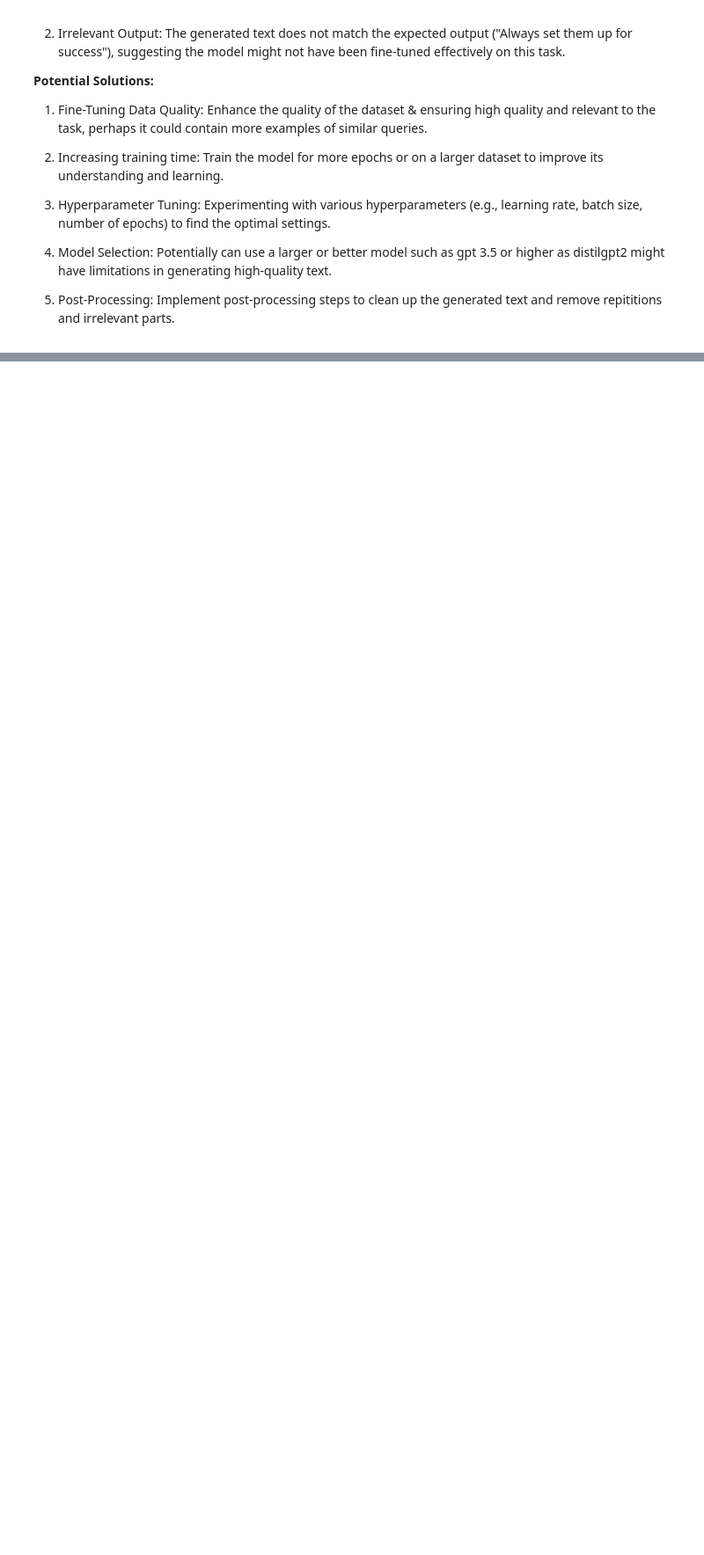
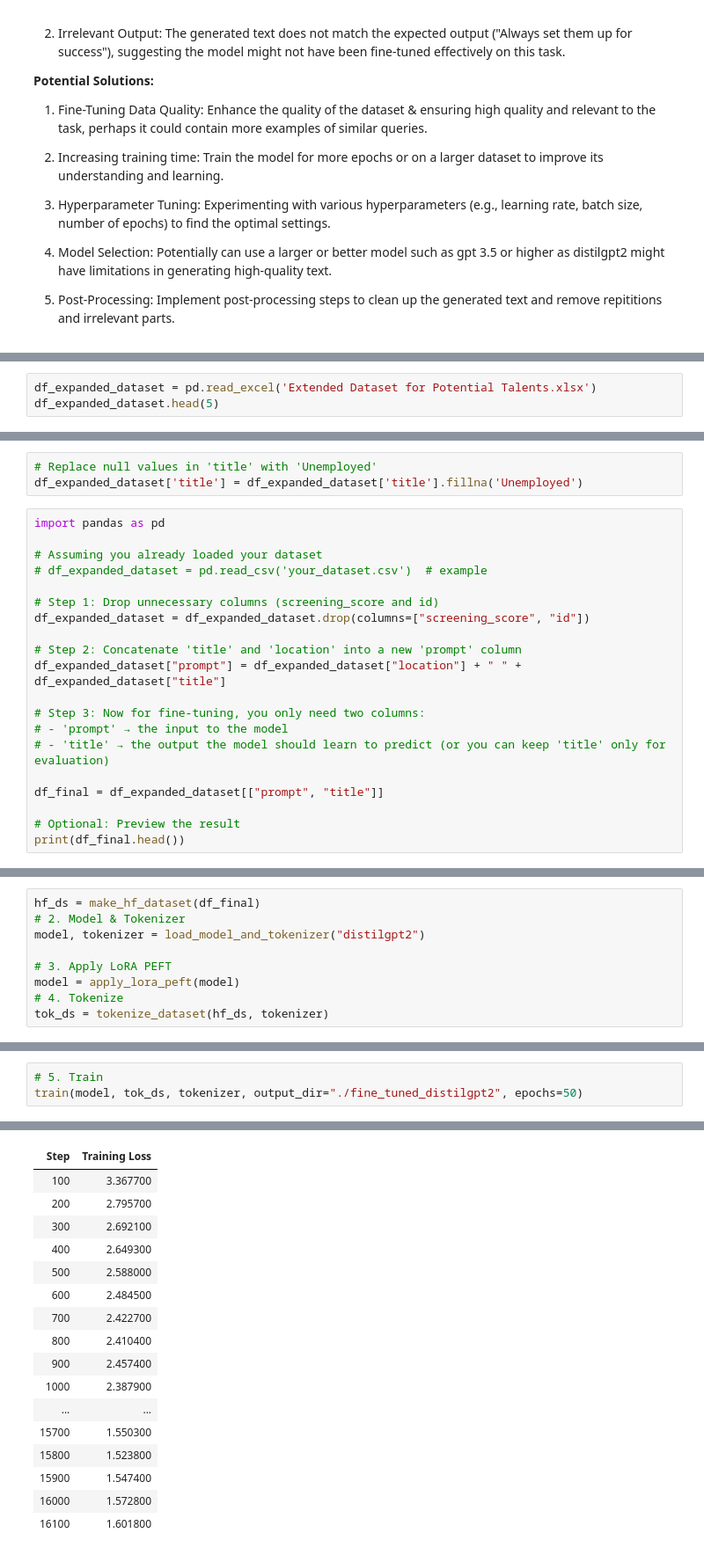
Before and after one commit to Areeb297/Potential-Talents-Human-Resources-Staffing---Apziva-Project, a Jupyter notebook: Potential_Talents.ipynb, the cells around one changed output, grey strips where cells are left out. Shown at 88% size. Saved outputs shown, nothing was run; the diff lists cells and outputs as text; blank space fills up the shorter version.

```diff
--- a/Potential_Talents.ipynb
+++ b/Potential_Talents.ipynb
@@ -2734,0 +2745,3 @@ Success at the University of Technology Human Resources Management Specialist Bu
+# %%
+df_expanded_dataset = pd.read_excel('Extended Dataset for Potential Talents.xlsx')
+df_expanded_dataset.head(5)
@@ -2734,0 +2787,23 @@ Success at the University of Technology Human Resources Management Specialist Bu
+# %%
+# Replace null values in 'title' with 'Unemployed'
+df_expanded_dataset['title'] = df_expanded_dataset['title'].fillna('Unemployed')
+# %%
+import pandas as pd
+
+# Assuming you already loaded your dataset
+# df_expanded_dataset = pd.read_csv('your_dataset.csv')  # example
+
+# Step 1: Drop unnecessary columns (screening_score and id)
+df_expanded_dataset = df_expanded_dataset.drop(columns=["screening_score", "id"])
+
+# Step 2: Concatenate 'title' and 'location' into a new 'prompt' column
+df_expanded_dataset["prompt"] = df_expanded_dataset["location"] + " " + df_expanded_dataset["title"]
+
+# Step 3: Now for fine-tuning, you only need two columns:
+# - 'prompt' → the input to the model
+# - 'title' → the output the model should learn to predict (or you can keep 'title' only for evaluation)
+
+df_final = df_expanded_dataset[["prompt", "title"]]
+
+# Optional: Preview the result
+print(df_final.head())
@@ -2734,0 +3046,9 @@ Success at the University of Technology Human Resources Management Specialist Bu
+# %%
+hf_ds = make_hf_dataset(df_final)
+# 2. Model & Tokenizer
+model, tokenizer = load_model_and_tokenizer("distilgpt2")
+
+# 3. Apply LoRA PEFT
+model = apply_lora_peft(model)
+# 4. Tokenize
+tok_ds = tokenize_dataset(hf_ds, tokenizer)
@@ -2734,0 +3058,4 @@ Success at the University of Technology Human Resources Management Specialist Bu
+# %%
+# 5. Train
+train(model, tok_ds, tokenizer, output_dir="./fine_tuned_distilgpt2", epochs=50)
+# %% [output]
@@ -2734,0 +3065,17 @@ Success at the University of Technology Human Resources Management Specialist Bu
+| Step | Training Loss |
+| 100 | 3.367700 |
+| 200 | 2.795700 |
+| 300 | 2.692100 |
+| 400 | 2.649300 |
+| 500 | 2.588000 |
+| 600 | 2.484500 |
+| 700 | 2.422700 |
+| 800 | 2.410400 |
+| 900 | 2.457400 |
+| 1000 | 2.387900 |
+| ... | ... |
+| 15700 | 1.550300 |
+| 15800 | 1.523800 |
+| 15900 | 1.547400 |
+| 16000 | 1.572800 |
+| 16100 | 1.601800 |
```
Also changed, not shown: parts of 19 cells of this notebook.
